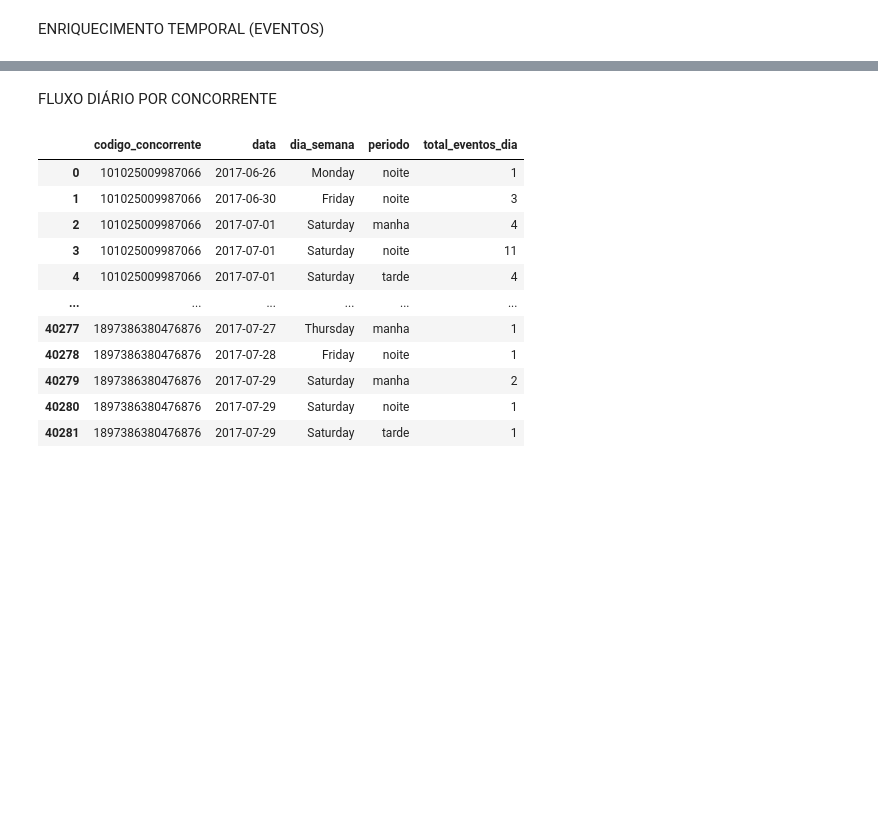
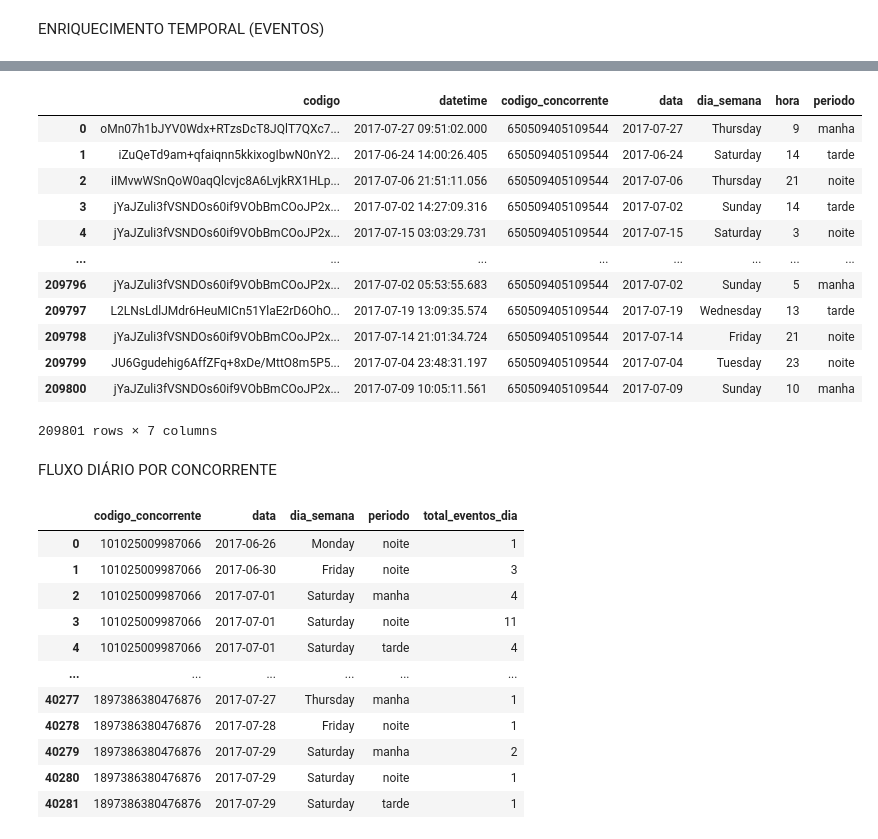
Before and after one commit to kayohr/geo-competitive-analytics, a Jupyter notebook: geofusion-case/notebooks/03_metricas.ipynb, the cells around one changed output, grey strips where cells are left out. Cells and saved outputs as stored; diff of their text form; code cells hidden in the pictures; blank space fills up the shorter version.

```diff
--- a/geofusion-case/notebooks/03_metricas.ipynb
+++ b/geofusion-case/notebooks/03_metricas.ipynb
@@ -37,26 +127,90 @@ df_eventos["periodo"] = df_eventos["hora"].apply(classificar_periodo)
 # %%
-# Garantir datetime
+# ============================================================
+# Enriquecimento temporal - df_eventos
+# Objetivo:
+#   Garantir tipagem correta da coluna datetime e criar
+#   atributos derivados para análises por data e período.
+# ============================================================
+
+# ------------------------------------------------------------
+# 1) Garantir tipagem datetime
+# ------------------------------------------------------------
+# Boa prática:
+# - Reforçar tipagem após leitura de arquivos
+# - Evitar erro ao utilizar o accessor .dt
+
 df_eventos["datetime"] = pd.to_datetime(df_eventos["datetime"])
 
-# Criar coluna data
+
+# ------------------------------------------------------------
+# 2) Criar coluna apenas com a data
+# ------------------------------------------------------------
+# Remove a parte de hora/minuto/segundo.
+# Útil para agregações diárias.
+
 df_eventos["data"] = df_eventos["datetime"].dt.date
 
-# Criar dia da semana
+
+# ------------------------------------------------------------
+# 3) Criar coluna com dia da semana
+# ------------------------------------------------------------
+# day_name() retorna o nome do dia em inglês.
+# Caso necessário, pode-se traduzir posteriormente.
+
 df_eventos["dia_semana"] = df_eventos["datetime"].dt.day_name()
 
-# Criar hora
+
+# ------------------------------------------------------------
+# 4) Criar coluna com hora
+# ------------------------------------------------------------
+# Permite análises por faixa horária.
+
 df_eventos["hora"] = df_eventos["datetime"].dt.hour
 
-# Classificação período
+
+# ------------------------------------------------------------
+# 5) Classificação por período do dia
+# ------------------------------------------------------------
+# Boa prática:
+# - Centralizar regra de negócio em função específica
+# - Documentar claramente os intervalos
+
 def classificar_periodo(hora):
+    """
+    Classificação do período:
+        - manha: 05h até 11h
+        - tarde: 12h até 17h
+        - noite: 18h até 04h
+    """
     if 5 <= hora < 12:
         return "manha"
     elif 12 <= hora < 18:
         return "tarde"
     else:
         return "noite"
 
+
+# Aplicação da regra de classificação
+# Observação:
+# - .apply() é simples e legível
+# - Para grandes volumes, considerar abordagem vetorizada
+
 df_eventos["periodo"] = df_eventos["hora"].apply(classificar_periodo)
+df_eventos
+# %% [output]
+|  | codigo | datetime | codigo_concorrente | data | dia_semana | hora | periodo |
+| 0 | oMn07h1bJYV0Wdx+RTzsDcT8JQlT7QXc7... | 2017-07-27 09:51:02.000 | 650509405109544 | 2017-07-27 | Thursday | 9 | manha |
+| 1 | iZuQeTd9am+qfaiqnn5kkixogIbwN0nY2... | 2017-06-24 14:00:26.405 | 650509405109544 | 2017-06-24 | Saturday | 14 | tarde |
+| 2 | iIMvwWSnQoW0aqQlcvjc8A6LvjkRX1HLp... | 2017-07-06 21:51:11.056 | 650509405109544 | 2017-07-06 | Thursday | 21 | noite |
+| 3 | jYaJZuli3fVSNDOs60if9VObBmCOoJP2x... | 2017-07-02 14:27:09.316 | 650509405109544 | 2017-07-02 | Sunday | 14 | tarde |
+| 4 | jYaJZuli3fVSNDOs60if9VObBmCOoJP2x... | 2017-07-15 03:03:29.731 | 650509405109544 | 2017-07-15 | Saturday | 3 | noite |
+| ... | ... | ... | ... | ... | ... | ... | ... |
+| 209796 | jYaJZuli3fVSNDOs60if9VObBmCOoJP2x... | 2017-07-02 05:53:55.683 | 650509405109544 | 2017-07-02 | Sunday | 5 | manha |
+| 209797 | L2LNsLdlJMdr6HeuMICn51YlaE2rD6OhO... | 2017-07-19 13:09:35.574 | 650509405109544 | 2017-07-19 | Wednesday | 13 | tarde |
+| 209798 | jYaJZuli3fVSNDOs60if9VObBmCOoJP2x... | 2017-07-14 21:01:34.724 | 650509405109544 | 2017-07-14 | Friday | 21 | noite |
+| 209799 | JU6Ggudehig6AffZFq+8xDe/MttO8m5P5... | 2017-07-04 23:48:31.197 | 650509405109544 | 2017-07-04 | Tuesday | 23 | noite |
+| 209800 | jYaJZuli3fVSNDOs60if9VObBmCOoJP2x... | 2017-07-09 10:05:11.561 | 650509405109544 | 2017-07-09 | Sunday | 10 | manha |
+209801 rows × 7 columns
 # %% [markdown]
 FLUXO DIÁRIO POR CONCORRENTE
 # %%
```
Also changed, not shown: parts of 13 cells of this notebook.
